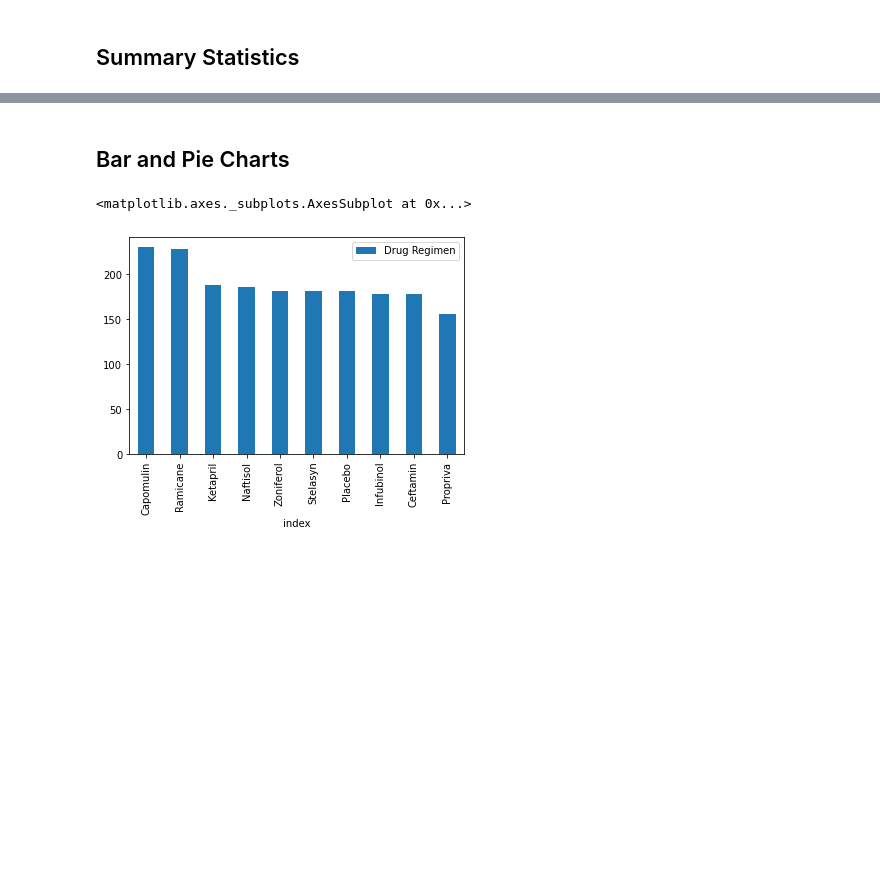
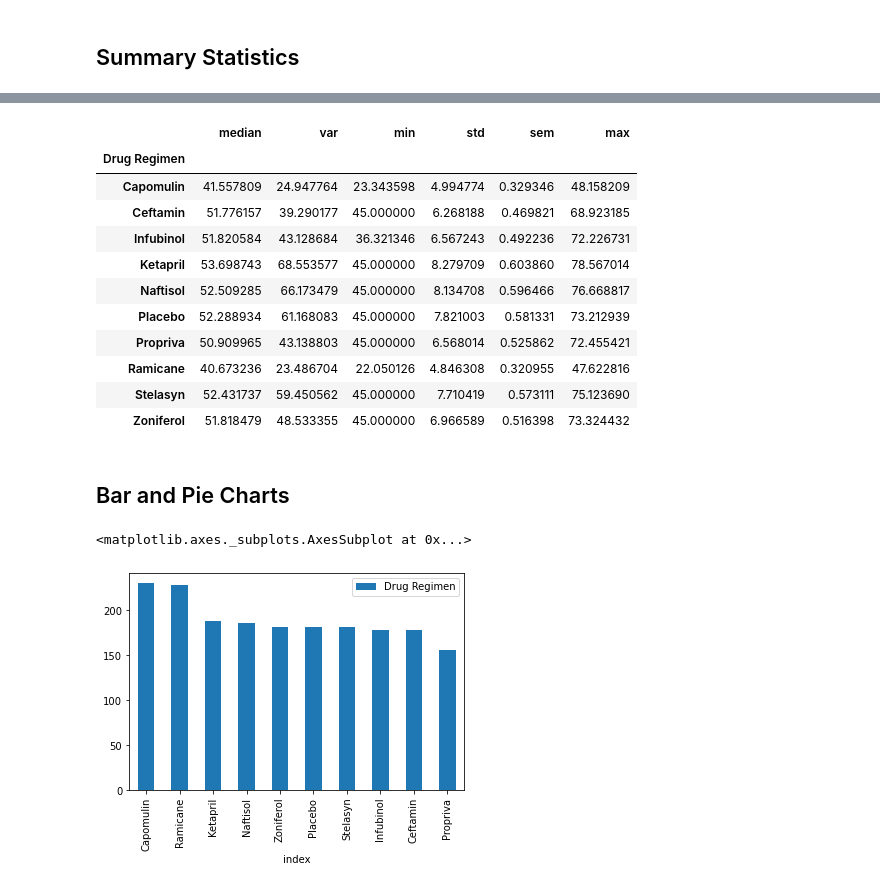
Before and after one commit to jtslater2/JTS-HW5-Matplotlib, a Jupyter notebook: pymaceuticals_jts.ipynb, the cells around one changed output, grey strips where cells are left out. Cells and saved outputs as stored; diff of their text form; code cells hidden in the pictures; blank space fills up the shorter version.

```diff
--- a/pymaceuticals_jts.ipynb
+++ b/pymaceuticals_jts.ipynb
@@ -125,23 +125,16 @@ dl_df
 
 #test = drop_df.groupby("Drug Regimen")["Tumor Volume (mm3)""].agg({'Tumor':['min', 'max','median']})
 
-#for all in range((len(drop_df))
-    #print(x)
-#    sxx = input("this is x")
- #   for each in dl:
-  #      if drop_df["Drug Regimen"] == "dl":
-
-
-
-
-
-
-#test = drop_df.groupby("Drug Regimen")["Tumor Volume (mm3)"]
 
 
 #test3 = drop_df.groupby("Drug Regimen")
 
-#test2 = test.agg({'min', 'max', 'median', 'var', 'std', 'sem'})
+
+
+test = drop_df.groupby("Drug Regimen")["Tumor Volume (mm3)"]
+
+
+test2 = test.agg({'min', 'max', 'median', 'var', 'std', 'sem'})
 
 
 #titanic[["Sex", "Age"]].groupby("Sex").mean()
@@ -151,4 +144,5 @@ dl_df
 #test3.head()
 #test3.size()
 #len(drop_df)
+test2
 # %% [output]
@@ -156,3 +149,15 @@ SyntaxError: invalid syntax (<ipython-input-62-5c9069538165>, line 8)
+|  | median | var | min | std | sem | max |
+| Drug Regimen |  |  |  |  |  |  |
+| Capomulin | 41.557809 | 24.947764 | 23.343598 | 4.994774 | 0.329346 | 48.158209 |
+| Ceftamin | 51.776157 | 39.290177 | 45.000000 | 6.268188 | 0.469821 | 68.923185 |
+| Infubinol | 51.820584 | 43.128684 | 36.321346 | 6.567243 | 0.492236 | 72.226731 |
+| Ketapril | 53.698743 | 68.553577 | 45.000000 | 8.279709 | 0.603860 | 78.567014 |
+| Naftisol | 52.509285 | 66.173479 | 45.000000 | 8.134708 | 0.596466 | 76.668817 |
+| Placebo | 52.288934 | 61.168083 | 45.000000 | 7.821003 | 0.581331 | 73.212939 |
+| Propriva | 50.909965 | 43.138803 | 45.000000 | 6.568014 | 0.525862 | 72.455421 |
+| Ramicane | 40.673236 | 23.486704 | 22.050126 | 4.846308 | 0.320955 | 47.622816 |
+| Stelasyn | 52.431737 | 59.450562 | 45.000000 | 7.710419 | 0.573111 | 75.123690 |
+| Zoniferol | 51.818479 | 48.533355 | 45.000000 | 6.966589 | 0.516398 | 73.324432 |
 # %% [markdown]
 ## Bar and Pie Charts
 # %%
```
Also changed, not shown: parts of 7 cells of this notebook.
